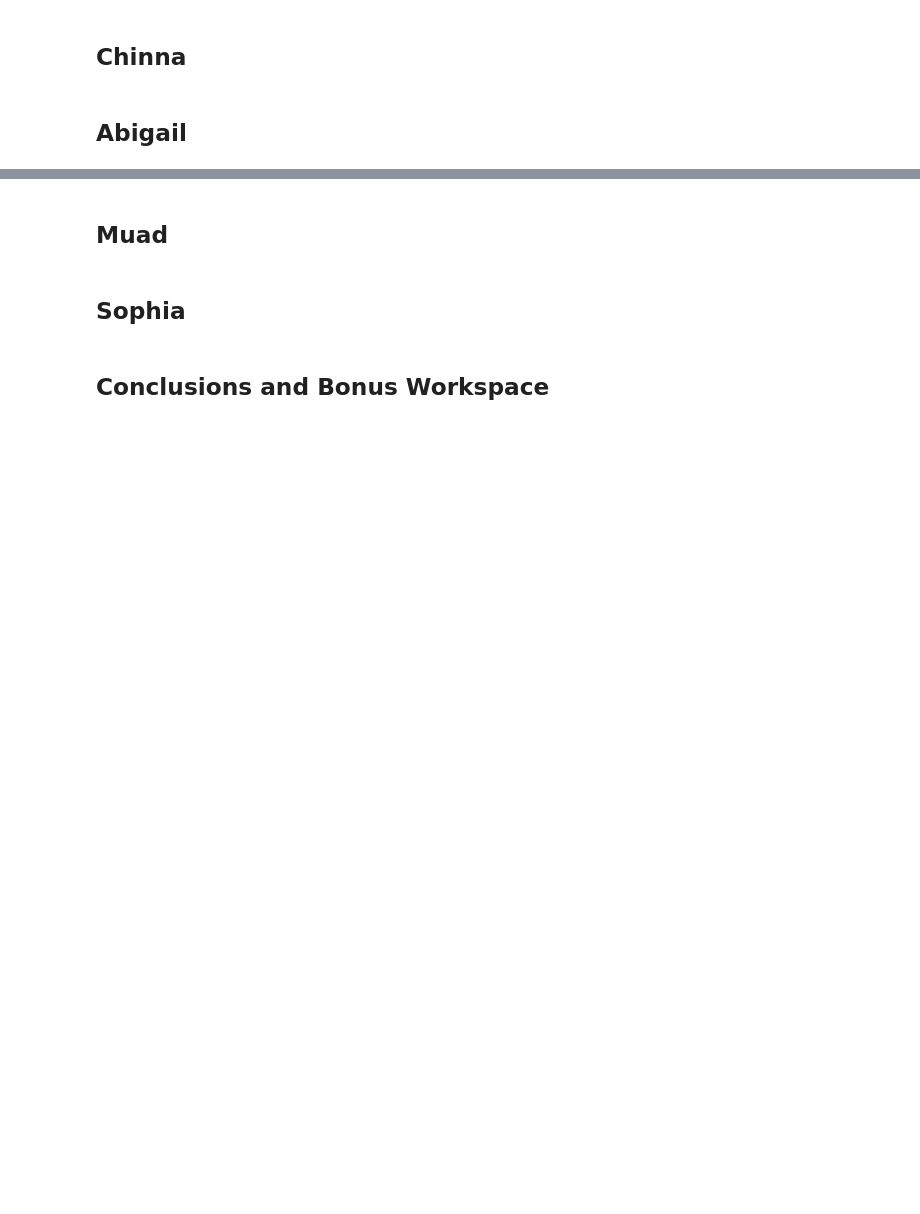
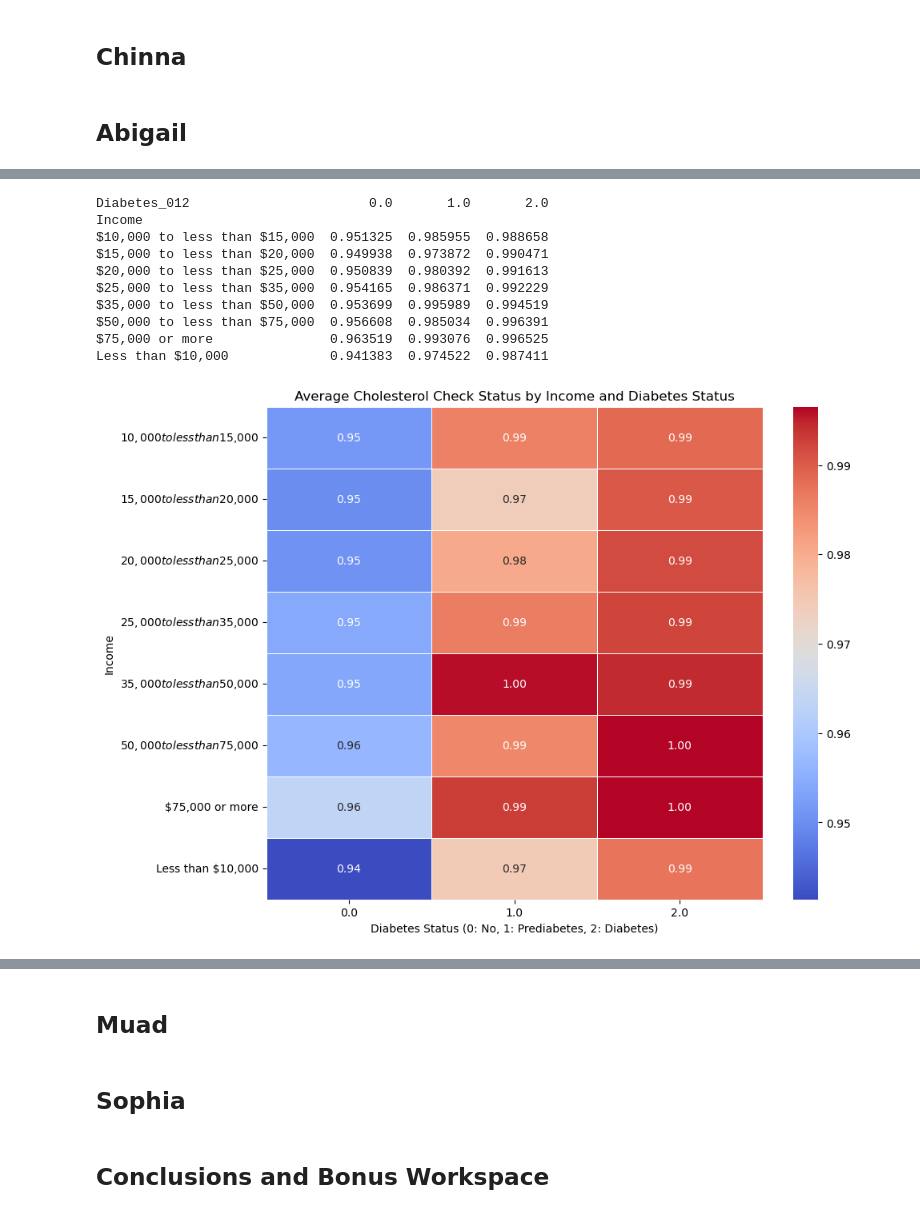
Before and after one commit to williamlevine/project-one, a Jupyter notebook: main_notebook.ipynb, the cells around one changed output, grey strips where cells are left out. Drawn from its saved outputs; the diff is of its cells as text; code cells hidden in the pictures; blank space fills up the shorter version.

```diff
--- a/main_notebook.ipynb
+++ b/main_notebook.ipynb
@@ -64,0 +236,33 @@ plt.show()
+# %%
+# Create a pivot table to summarize cholesterol check status by income and diabetes status
+import seaborn as sns  # Import Seaborn for visualization
+
+pivot_table = diabetes_df.pivot_table(
+    values='CholCheck',
+    index='Income',
+    columns='Diabetes_012',
+    aggfunc='mean'
+)
+
+# Display the pivot table
+print(pivot_table)
+
+# Visualize the pivot table using a heatmap
+plt.figure(figsize=(10, 8))
+plt.title("Average Cholesterol Check Status by Income and Diabetes Status")
+sns.heatmap(pivot_table, annot=True, fmt=".2f", cmap="coolwarm", linewidths=.5)
+plt.ylabel("Income")
+plt.xlabel("Diabetes Status (0: No, 1: Prediabetes, 2: Diabetes)")
+plt.show()
+# %% [output]
+Diabetes_012                       0.0       1.0       2.0
+Income
+$10,000 to less than $15,000  0.951325  0.985955  0.988658
+$15,000 to less than $20,000  0.949938  0.973872  0.990471
+$20,000 to less than $25,000  0.950839  0.980392  0.991613
+$25,000 to less than $35,000  0.954165  0.986371  0.992229
+$35,000 to less than $50,000  0.953699  0.995989  0.994519
+$50,000 to less than $75,000  0.956608  0.985034  0.996391
+$75,000 or more               0.963519  0.993076  0.996525
+Less than $10,000             0.941383  0.974522  0.987411
+[figure, added]
```
Also changed, not shown: parts of 15 cells of this notebook.
